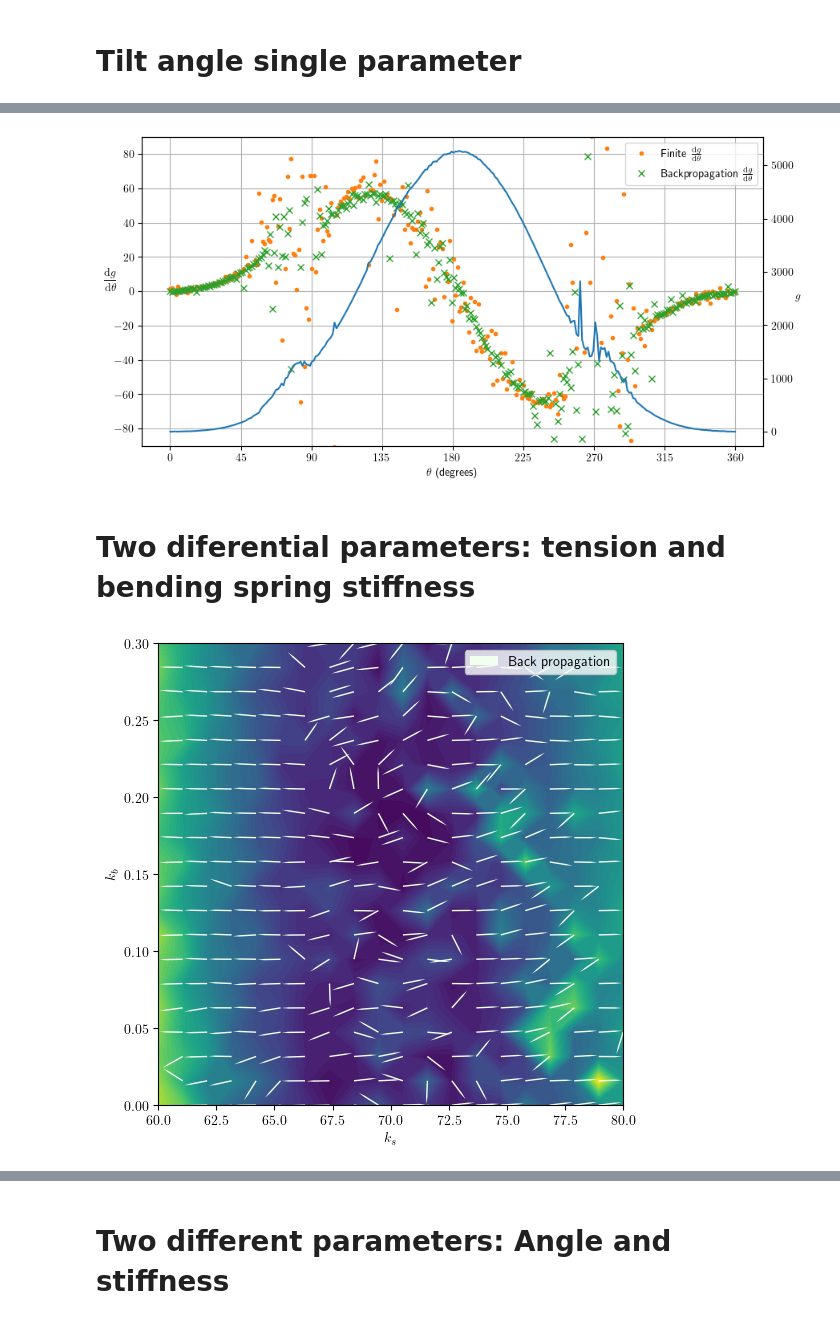
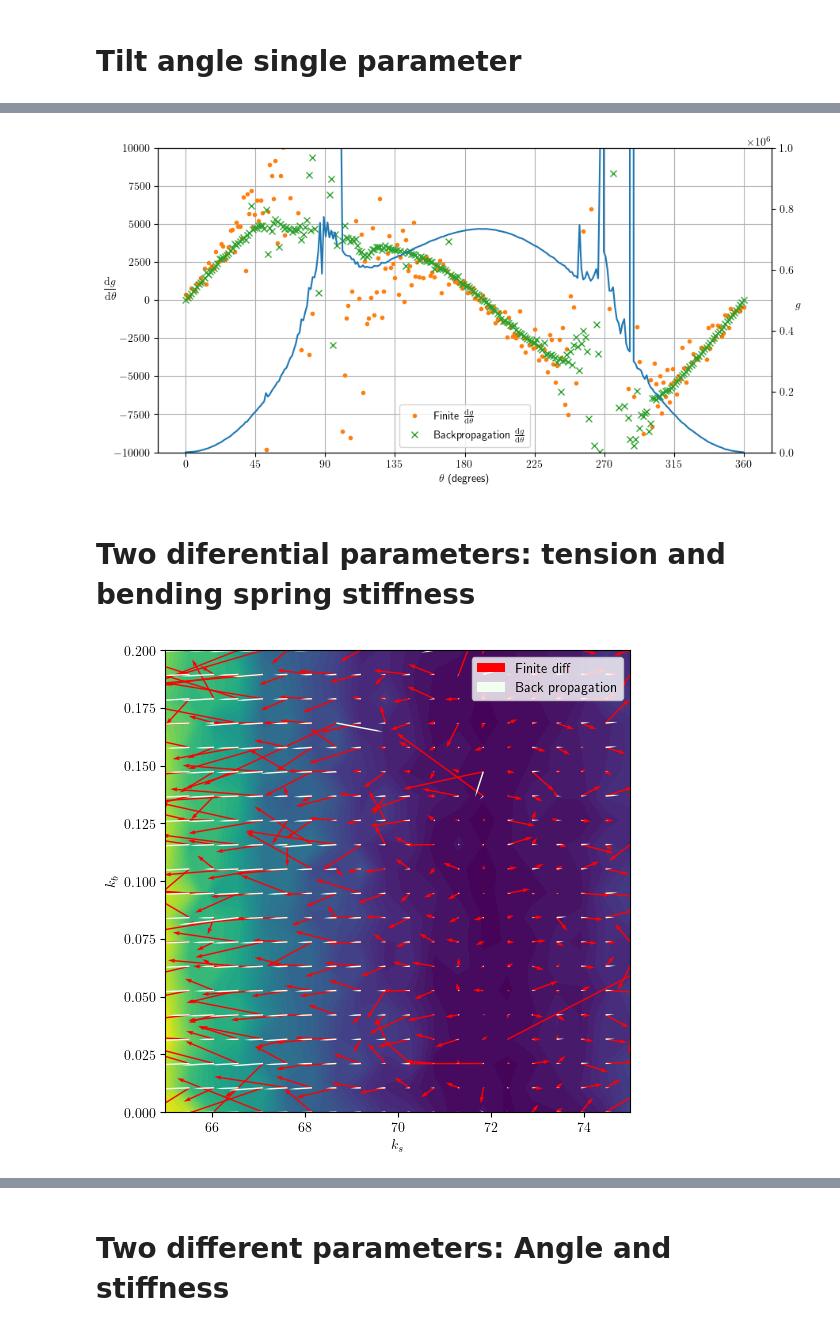
Before and after one commit to MagiRomanya/DiffSimulator, a Jupyter notebook: differentiable/Diff.ipynb, the cells around one changed output, grey strips where cells are left out. Cells and saved outputs as stored; diff of their text form; code cells hidden in the pictures.

```diff
--- a/differentiable/Diff.ipynb
+++ b/differentiable/Diff.ipynb
@@ -67,7 +80,7 @@ from tqdm.notebook import tqdm
 # %%
 k = 70
 k_bend = 0.1
-graphics=True
+graphics=False
 sim = Simulation(k, k_bend, 0, graphics)
 DIFF_FRAMES = 100
 
@@ -132,10 +127,22 @@ h = sim.getTimeStep()
 angle_values = np.linspace(0, 360, 300)
 g_values = []
 dgdp_values = []
-for angle in tqdm(angle_values):
+def sim_wrapper(angle):
     bp = simulate(np.radians(angle), DIFF_FRAMES)
-    g_values.append(bp.get_g())
-    dgdp_values.append(bp.get_dgdp()[3])
+    g = bp.get_g()
+    dgdp = bp.get_dgdp()[3]
+    return g, dgdp
+
+pool = futures.ProcessPoolExecutor()
+gdgdps = pool.map(sim_wrapper, angle_values)
+for gdgdp in tqdm(gdgdps,total=len(angle_values)):
+    g_values.append(gdgdp[0])
+    dgdp_values.append(gdgdp[1])
+
+# for angle in tqdm(angle_values):
+#     bp = simulate(np.radians(angle), DIFF_FRAMES)
+#     g_values.append(bp.get_g())
+#     dgdp_values.append(bp.get_dgdp()[3])
 
 # Calculate finite differences
 dgdp_finite = []
@@ -187,7 +199,7 @@ ax1.plot(angle_values, dgdp_finite, ".",color = "#ff7f0e",
 ax1.plot(angle_values, dgdp_values, "x", color = "#2ca02c",
          label="Backpropagation $\\frac{\mathrm{d}g}{\mathrm{d}\\theta}$")
 ax1.tick_params(axis='y')
-ax1.set_ylim(-90,90)
+ax1.set_ylim(-10000,10000)
 ax1.set_xticks(np.linspace(0,360,9))
 ax1.grid()
 ax1.legend()
@@ -195,13 +207,14 @@ ax1.legend()
 ax2 = ax1.twinx()  # instantiate a second axes that shares the same x-axis
 ax2.set_ylabel('$\displaystyle g$', rotation=0)  # we already handled the x-label with ax1
 ax2.plot(angle_values, g_values, "-", label="Loss Function")
+ax2.set_ylim(0,1000000)
 ax2.tick_params(axis='y')
 
 # fig.tight_layout()  # otherwise the right y-label is slightly clipped
 plt.show()
 plt.savefig("figures/test.pdf")
 # %% [output]
-[figure, old version]
+[figure, new version]
 # %% [markdown]
 # Two diferential parameters: tension and bending spring stiffness
 # %%
@@ -222,8 +235,8 @@ DIFF_FRAMES = 100
 
 # Define the region studied
 n_points = 20
-k_values = np.linspace(60, 80, n_points)
-k_bend_values = np.linspace(0, 0.3, n_points)
+k_values = np.linspace(65, 75, n_points)
+k_bend_values = np.linspace(0, 0.2, n_points)
 X, Y = np.meshgrid(k_values, k_bend_values, indexing='ij')
 g_values = np.zeros(X.shape)
 dgdk_values = np.zeros(X.shape)
@@ -250,41 +263,41 @@ dgdk_values_finite, dgdk_bend_values_finite = np.gradient(g_values, dk, dk_bend)
 # %%
 plt.close()
 
 scale = (k_values[-1] - k_values[0]) / (k_bend_values[-1] - k_bend_values[0])
 
 norm = np.sqrt((dgdk_values)**2 + (dgdk_bend_values)**2)
-norm=1
+# norm=1
 scaled_norm = np.sqrt((dgdk_values*scale)**2 + (dgdk_bend_values)**2)
 factor = norm / scaled_norm
 
 dgdk_values_n = dgdk_values*scale*factor
 dgdk_bend_values_n =dgdk_bend_values*factor
 dgdk_values_finite_n = dgdk_values_finite*scale*factor
 dgdk_bend_values_finite_n =dgdk_bend_values_finite*factor
 
-arrow_len=1
+arrow_len=300
 plt.contourf(X, Y, g_values, levels=50)
-# plt.quiver(X, Y, dgdk_values_finite_n, dgdk_bend_values_finite_n/scale,
-#            label="Finite diff",
-#            angles='xy',
-#            scale_units="xy",
-#            color="red",
-#            scale=arrow_len)
+plt.quiver(X, Y, dgdk_values_finite_n, dgdk_bend_values_finite_n/scale,
+           label="Finite diff",
+           angles='xy',
+           scale_units="xy",
+           color="red",
+           scale=arrow_len)
 plt.quiver(X, Y, dgdk_values_n, dgdk_bend_values_n/scale,
            label="Back propagation",
            angles='xy',
            scale_units="xy",
            color="honeydew",
            headwidth=1,
            scale=arrow_len)
 
 plt.legend(loc='upper right')
 plt.xlabel("$k_s$")
 plt.ylabel("$k_b$")
 plt.show()
 plt.savefig("figures/test.pdf")
 # %% [output]
-[figure, old version]
+[figure, new version]
 # %%
 print(np.mean(dgdk_values - dgdk_values_finite), np.var(dgdk_values - dgdk_values_finite))
 print(np.mean(dgdk_bend_values - dgdk_bend_values_finite), np.var(dgdk_bend_values - dgdk_bend_values_finite))
```
Also changed, not shown: parts of 51 cells of this notebook, 15 other files.
